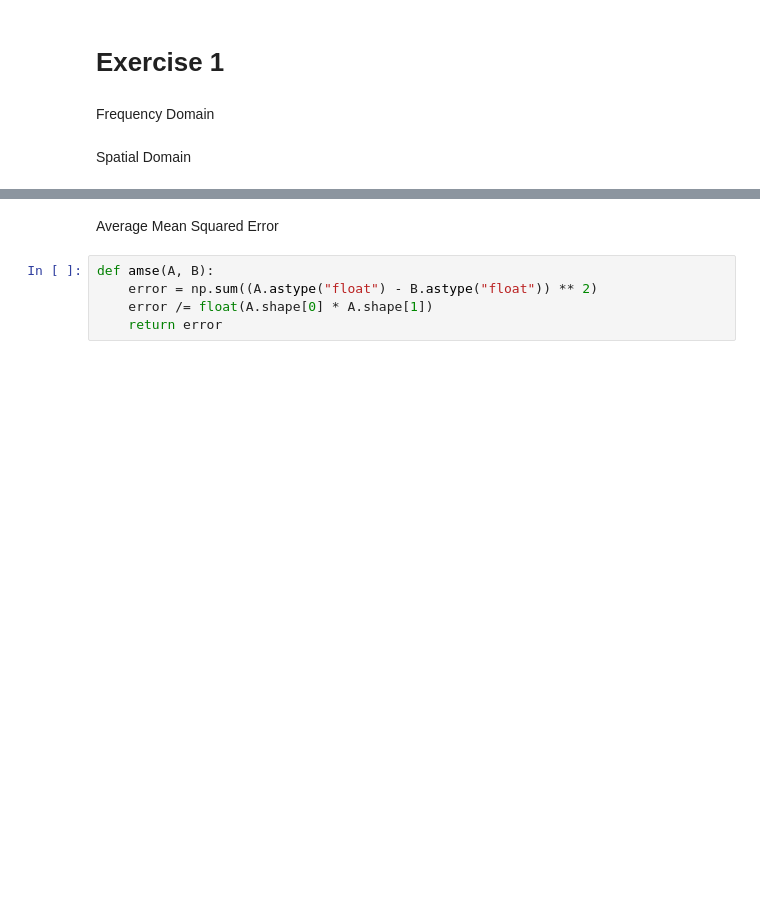
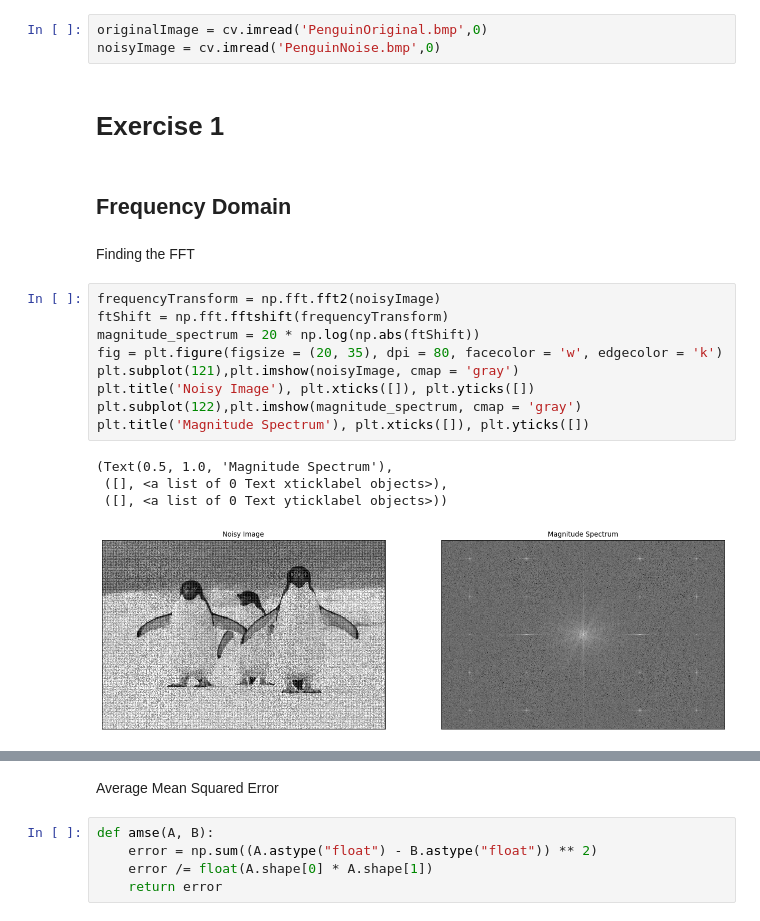
Before and after one commit to Sam-Malpass/Image-Analysis-Coursework-Exercises, a Jupyter notebook: Image Analysis Exercises.ipynb, the cells around one changed output, grey strips where cells are left out. Saved outputs shown, nothing was run; the diff lists cells and outputs as text; blank space fills up the shorter version.

Commit message:
Write some frequency transforms

```diff
--- a/Image Analysis Exercises.ipynb
+++ b/Image Analysis Exercises.ipynb
@@ -4,6 +5,23 @@ import numpy as np
+# %%
+originalImage = cv.imread('PenguinOriginal.bmp',0)
+noisyImage = cv.imread('PenguinNoise.bmp',0)
 # %% [markdown]
 # Exercise 1
-# %% [markdown]
-Frequency Domain
-# %% [markdown]
-Spatial Domain
+# %% [markdown]
+## Frequency Domain
+# %% [markdown]
+Finding the FFT
+# %%
+frequencyTransform = np.fft.fft2(noisyImage)
+ftShift = np.fft.fftshift(frequencyTransform)
+magnitude_spectrum = 20 * np.log(np.abs(ftShift))
+fig = plt.figure(figsize = (20, 35), dpi = 80, facecolor = 'w', edgecolor = 'k')
+plt.subplot(121),plt.imshow(noisyImage, cmap = 'gray')
+plt.title('Noisy Image'), plt.xticks([]), plt.yticks([])
+plt.subplot(122),plt.imshow(magnitude_spectrum, cmap = 'gray')
+plt.title('Magnitude Spectrum'), plt.xticks([]), plt.yticks([])
+# %% [output]
+(Text(0.5, 1.0, 'Magnitude Spectrum'),
+ ([], <a list of 0 Text xticklabel objects>),
+ ([], <a list of 0 Text yticklabel objects>))
+[figure, added]
```
Also changed, not shown: parts of 8 cells of this notebook, 2 other files.
